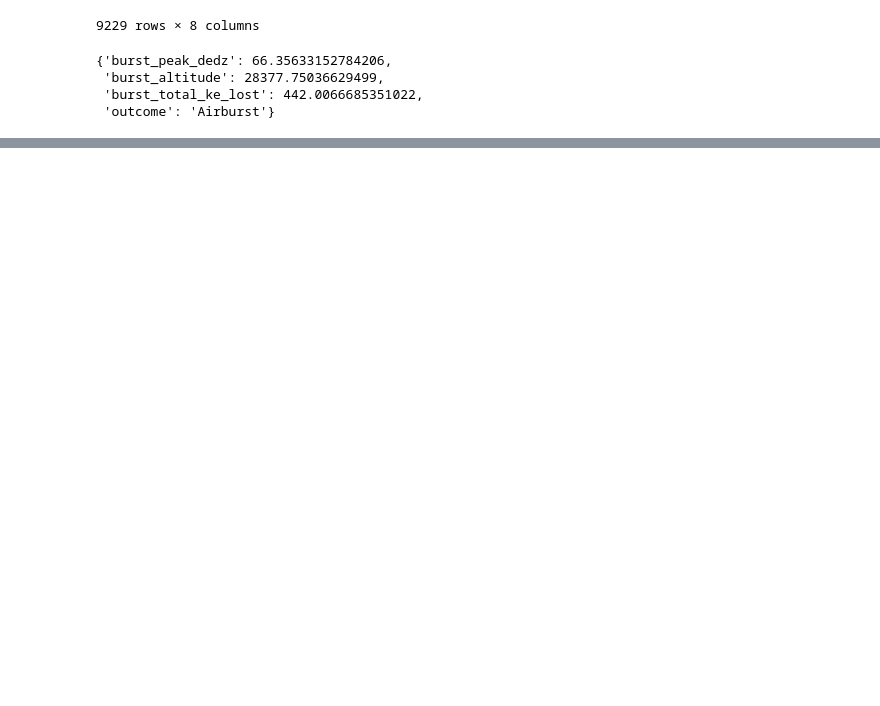
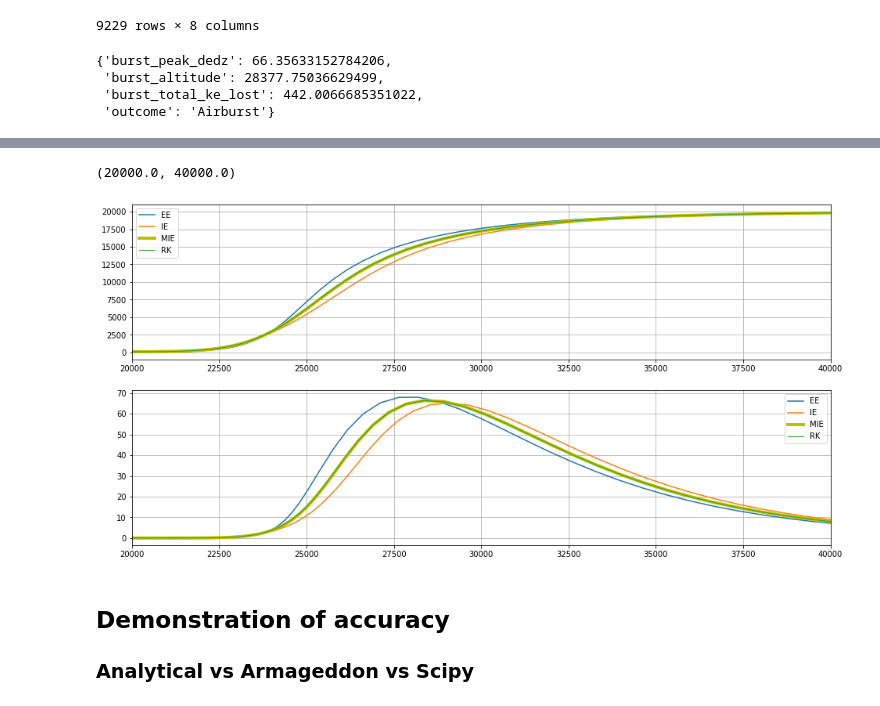
Before and after one commit to hustic/Armageddon, a Jupyter notebook: Presentation.ipynb, the cells around one changed output, grey strips where cells are left out. Saved outputs shown, nothing was run; the diff lists cells and outputs as text; code cells hidden in the pictures; blank space fills up the shorter version.

```diff
--- a/Presentation.ipynb
+++ b/Presentation.ipynb
@@ -84,0 +111,26 @@ dic  # type of entry event with data analysis results
+# %%
+fig = plt.figure(figsize=(16, 8))
+ax1 = plt.subplot(211)
+ax2 = plt.subplot(212)
+
+ax1.plot(armageddon_dfs[0].altitude, armageddon_dfs[0].velocity, label='EE')
+ax1.plot(armageddon_dfs[1].altitude, armageddon_dfs[1].velocity, label='IE')
+ax1.plot(armageddon_dfs[2].altitude, armageddon_dfs[2].velocity, label='MIE', linewidth='4', color='y')
+ax1.plot(armageddon_dfs[3].altitude, armageddon_dfs[3].velocity, label='RK', linewidth='1')
+ax1.grid()
+ax1.legend()
+ax1.set_xlim(2e4, 4e4)
+
+ax2.plot(armageddon_dfs[0].altitude, armageddon_dfs[0].dedz, label='EE')
+ax2.plot(armageddon_dfs[1].altitude, armageddon_dfs[1].dedz, label='IE')
+ax2.plot(armageddon_dfs[2].altitude, armageddon_dfs[2].dedz, label='MIE', linewidth='4', color='y')
+ax2.plot(armageddon_dfs[3].altitude, armageddon_dfs[3].dedz, label='RK', linewidth='1')
+ax2.grid()
+ax2.legend()
+ax2.set_xlim(2e4, 4e4)
+# %% [output]
+(20000.0, 40000.0)
+[figure, added]
+# %% [markdown]
+## Demonstration of accuracy
+### Analytical  vs  Armageddon  vs  Scipy
```
Also changed, not shown: parts of 22 cells of this notebook, 4 other files.
